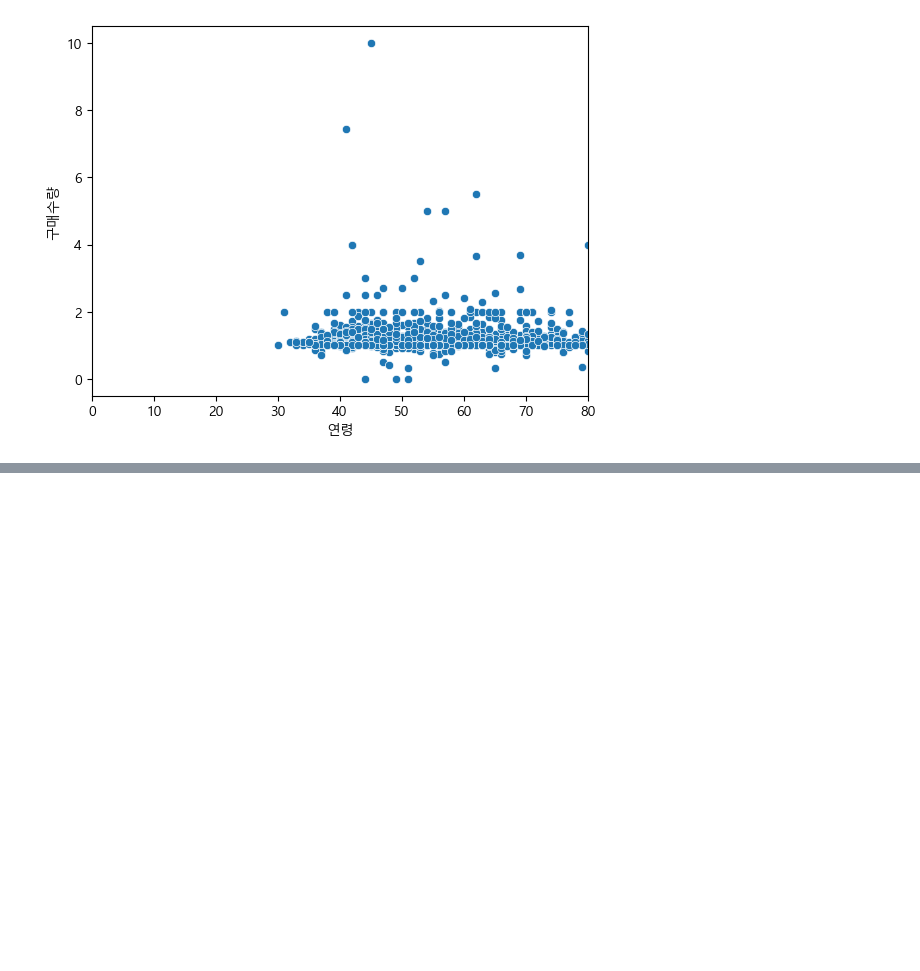
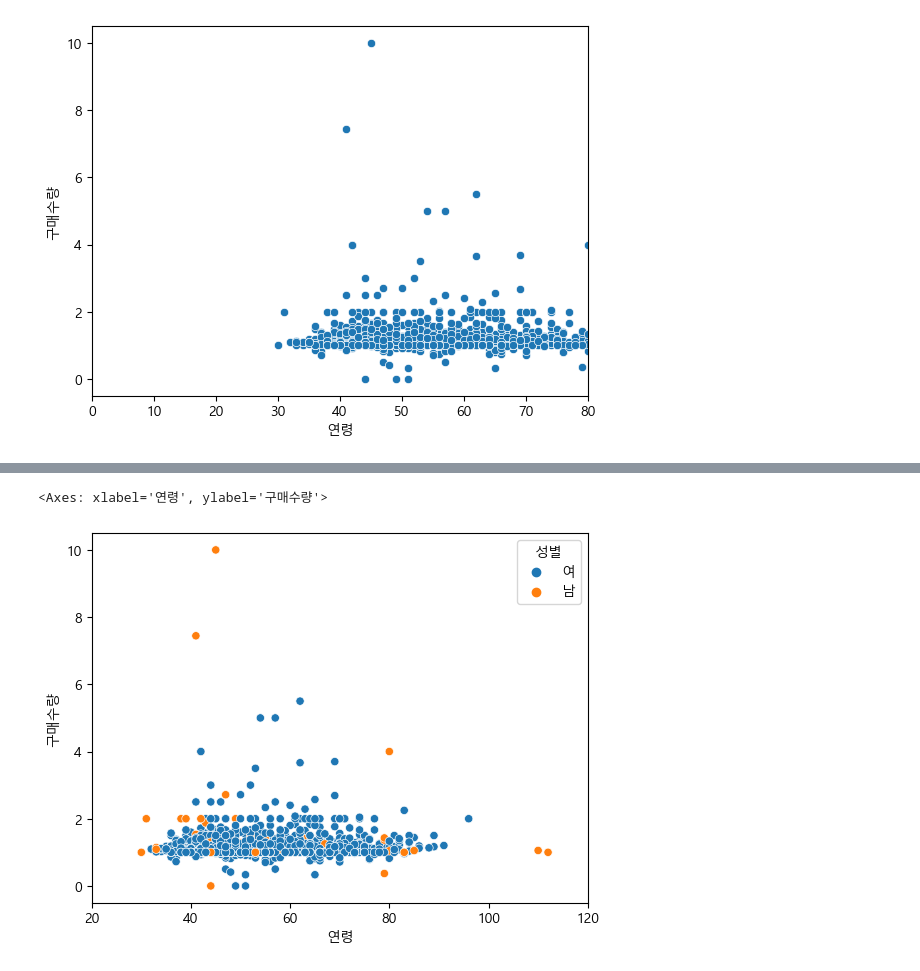
Before and after one commit to 6894556/data_station_crm, a Jupyter notebook: 5_2_merge_review(June-7).ipynb, the cells around one changed output, grey strips where cells are left out. Cells and saved outputs as stored; diff of their text form; code cells hidden in the pictures; blank space fills up the shorter version.

```diff
--- a/5_2_merge_review(June-7).ipynb
+++ b/5_2_merge_review(June-7).ipynb
@@ -250,0 +261,7 @@ sns.scatterplot(data=df4, x="연령", y="구매수량")
+# %%
+# xlim 조정한 figure에 성별 구분해보자:
+plt.xlim([20, 120])
+sns.scatterplot(data=df4, x="연령", y="구매수량", hue="성별")
+# %% [output]
+<Axes: xlabel='연령', ylabel='구매수량'>
+[figure, added]
```
Also changed, not shown: parts of 9 cells of this notebook.
